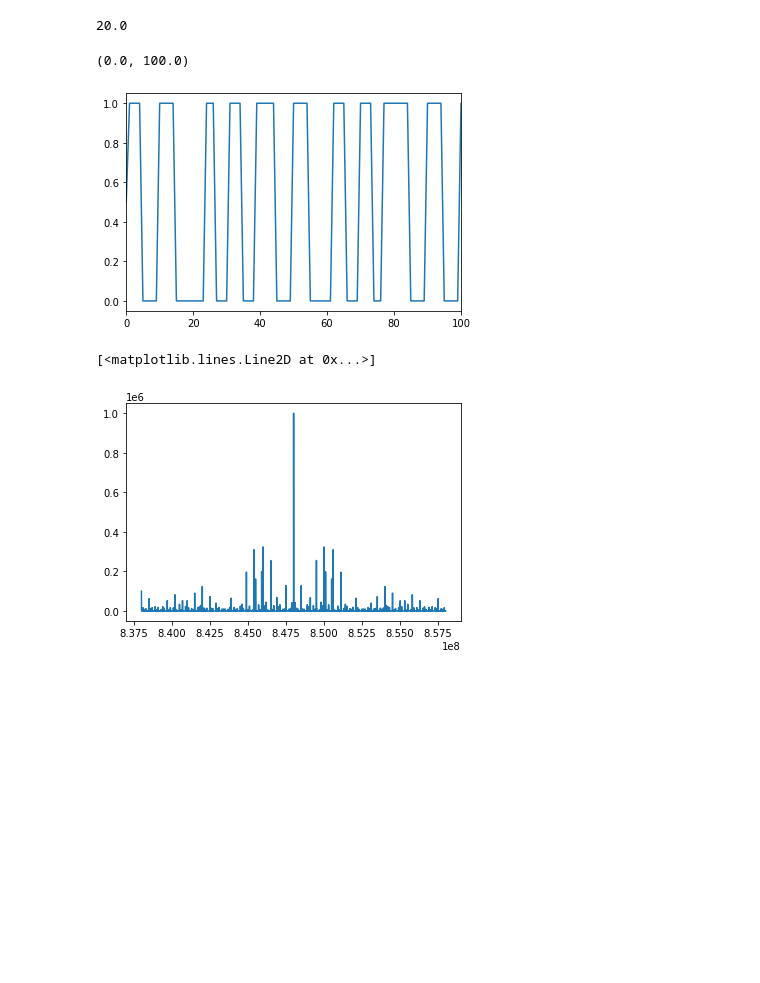
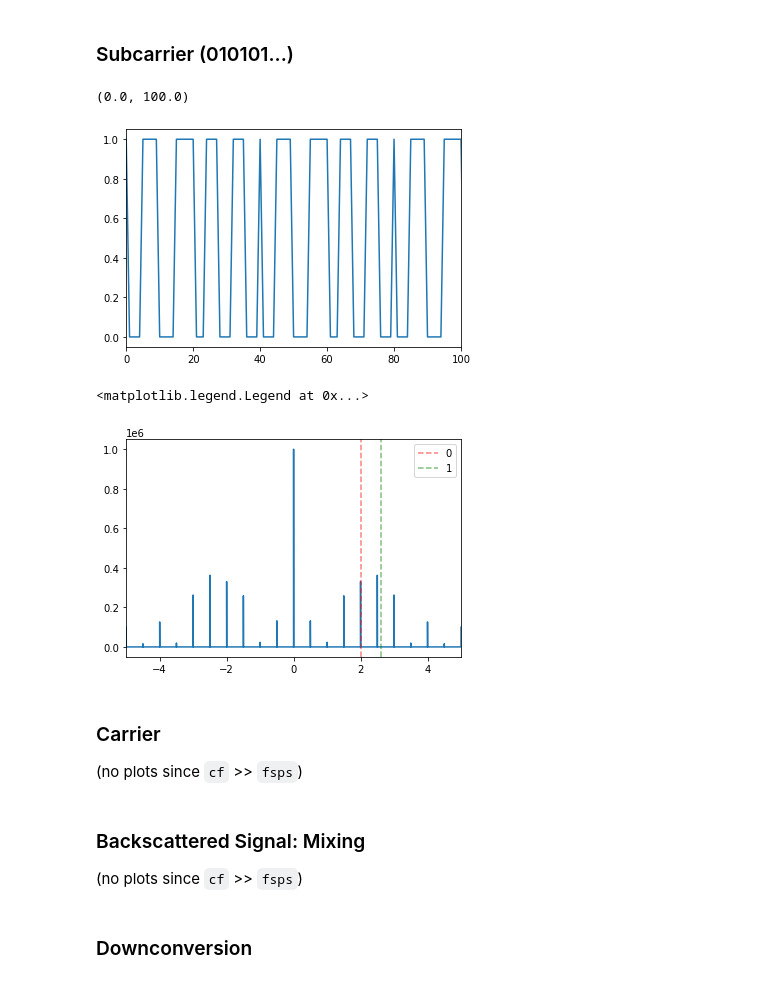
Before and after one commit to amitferman/FSK-Backscatter, a Jupyter notebook: theory/theory.ipynb, the cells around one changed output. Cells and saved outputs as stored; diff of their text form; code cells hidden in the pictures; blank space fills up the shorter version.

Commit message:
Add Channel Coding, Fix FSK Demod

```diff
--- a/theory/theory.ipynb
+++ b/theory/theory.ipynb
@@ -14,35 +5,50 @@ N = round(tmax * fsps)
+# %%
+channel = 2402e6    # 2402 MHz  = ble channel 37 for advertising
+sc_f0 = 2.0e6       # 2 MHz     = subcarrier frequency 0
+sc_f1 = 2.6e6       # 2.6 MHz   = subcarrier frequency 1
+cf = 2399.7e6       # 2399.7MHz = carrier frequency, channel - mean(sc_f0, sc_f1)
+bit_rate = 1e6      # 1 Mbps    = data rate
+
+tmax = 0.1          # 0.1 secs  = time period to model
+fsps = 20e6         # 20 Msps   = rx/tx sampling rate to model
+
+N = round(tmax * fsps)
+t = np.linspace(0, N, N)
+bit_period = 1 / bit_rate
+bit_samps = round(fsps / bit_rate)
+# %% [markdown]
+### Subcarrier (010101...)
 # %%
-t = np.linspace(0, N, N)
-s = np.zeros(N)
+sc = np.zeros(N)
 
-bit_period = 1 / bit_rate
-bit_samps = fsps / bit_rate
-
-for i in range(N):
+for i in range(round(N / bit_samps)):
     f = 0
     if (i % 2 == 0):
-        f = freq_0
+        f = sc_f0
     else:
-        f = freq_1
+        f = sc_f1
 
     l = round(i * bit_samps)
     r = round((i + 1) * bit_samps)
-    s[l:r] = (1 + np.sign(np.sin(2 * np.pi * f / fsps * t[l:r]))) / 2
+    sc[l:r] = (1 + np.sign(np.sin(np.pi + 2 * np.pi * f / fsps * t[0:bit_samps]))) // 2
-# %%
-bit_samps
-# %% [output]
-20.0
 # %%
-plt.plot(s)
+plt.plot(sc)
 plt.xlim(0,bit_samps * 5)
 # %% [output]
 (0.0, 100.0)
-[figure, old version]
+[figure, new version]
 # %%
 nyquist = fsps / 2
-freqs = np.linspace(fc - nyquist, fc + nyquist, N)
-fft = np.fft.fftshift(np.fft.fft(s))
-plt.plot(freqs, np.abs(fft))
+freqs = np.linspace(- nyquist, nyquist, N)
+fft = np.fft.fftshift(np.fft.fft(sc))
+plt.plot(freqs / 1e6, np.abs(fft))
+plt.axvline(x=2, color='red', linestyle='--', alpha=0.5, label="0")
+plt.axvline(x=2.6, color='green', linestyle='--', alpha=0.5, label="1")
+plt.xlim(-5, 5)
+plt.legend()
 # %% [output]
-[<matplotlib.lines.Line2D at 0x...>]
+<matplotlib.legend.Legend at 0x...>
-[figure, old version]
+[figure, new version]
+# %% [markdown]
+### Carrier
+(no plots since `cf` >> `fsps`)
@@ -48,0 +57,3 @@ plt.plot(freqs, np.abs(fft))
+# %% [markdown]
+### Backscattered Signal: Mixing
+(no plots since `cf` >> `fsps`)
@@ -48,0 +62,2 @@ plt.plot(freqs, np.abs(fft))
+# %% [markdown]
+### Downconversion
```
Also changed, not shown: parts of 5 cells of this notebook, 21 other files.
